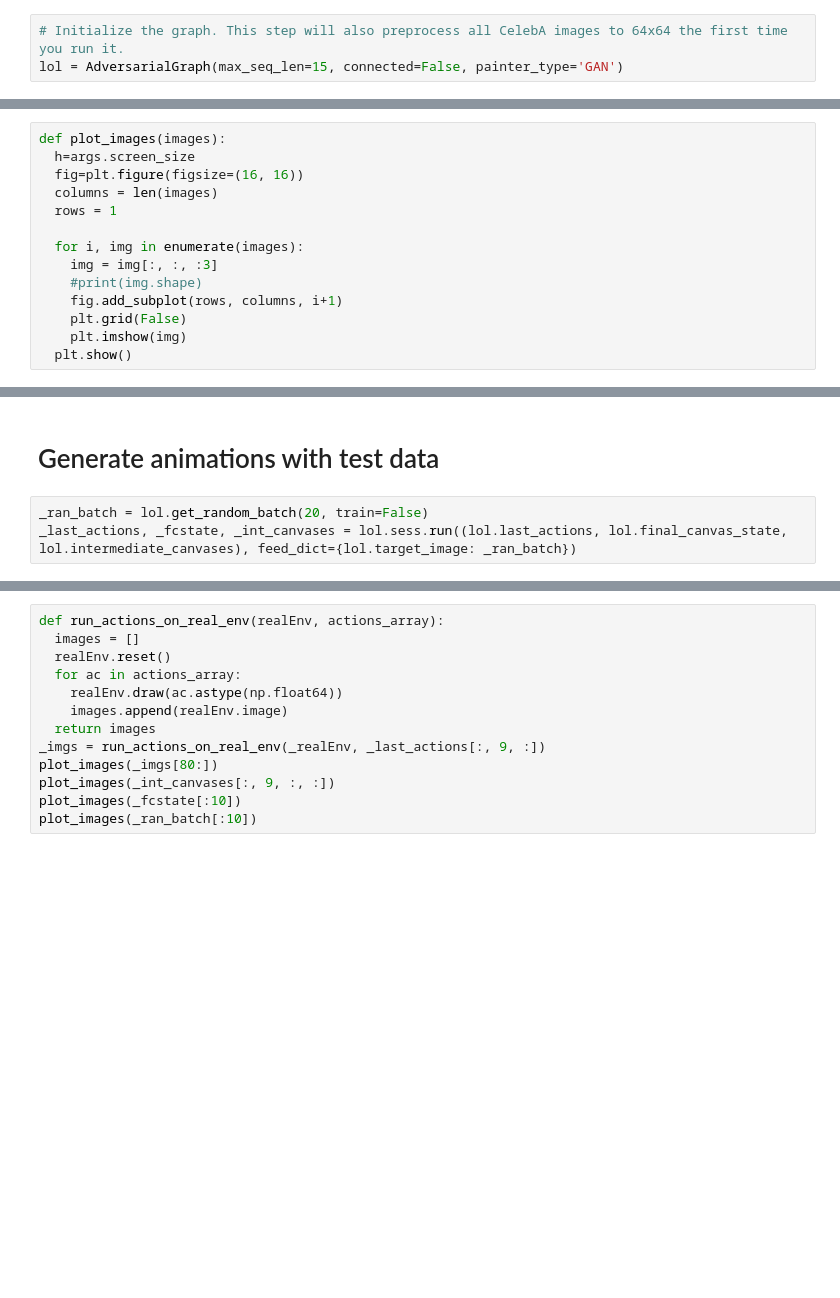
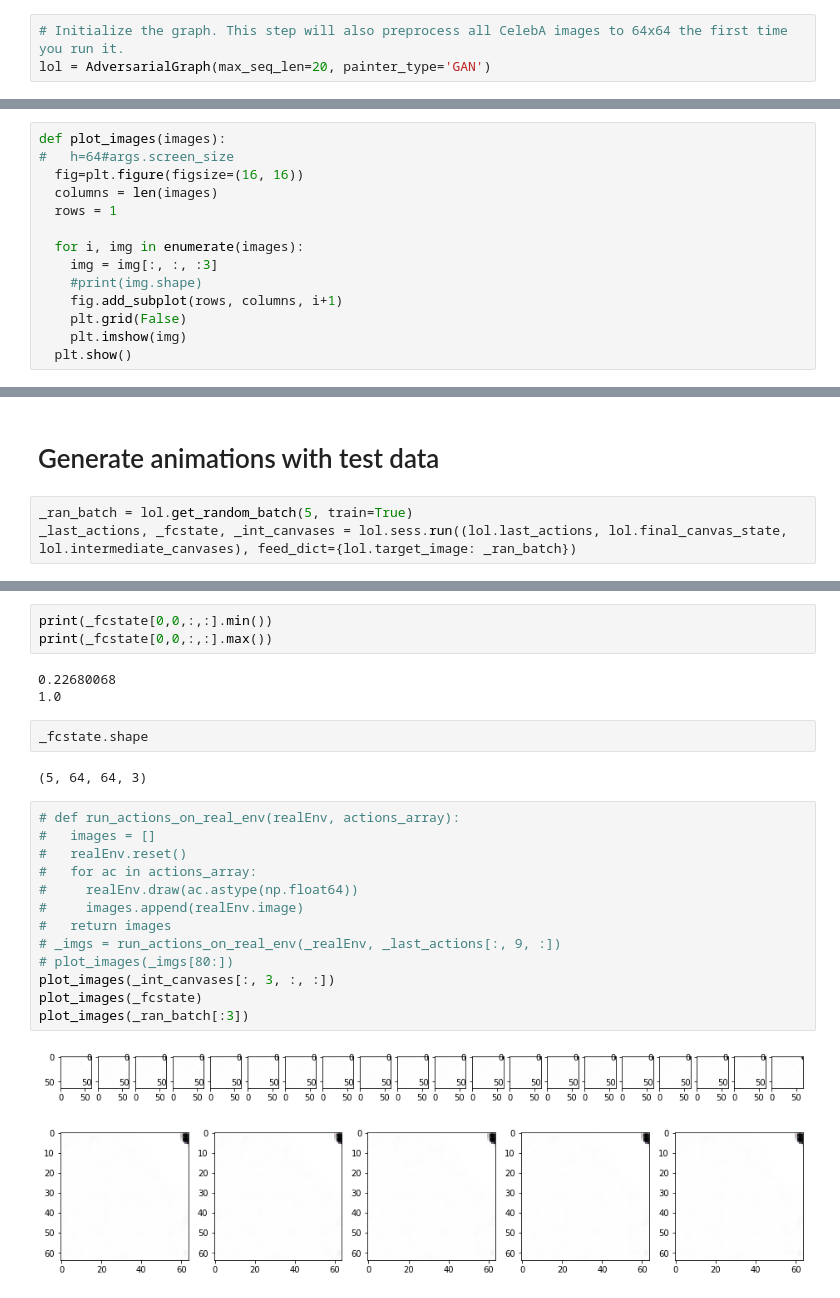
Before and after one commit to initmaks/deep-metamorphose, a Jupyter notebook: notebooks_morph/3. recreating_spiral.ipynb, the cells around one changed output, grey strips where cells are left out. Drawn from its saved outputs; the diff is of its cells as text; blank space fills up the shorter version.

```diff
--- a/notebooks_morph/3. recreating_spiral.ipynb
+++ b/notebooks_morph/3. recreating_spiral.ipynb
@@ -1237,4 +1007,4 @@ rm data/celeba/celeba_dict.pkl # TODO: for some reasons pickle doesn't work...
 # %%
 # Initialize the graph. This step will also preprocess all CelebA images to 64x64 the first time you run it.
-lol = AdversarialGraph(max_seq_len=15, connected=False, painter_type='GAN')
+lol = AdversarialGraph(max_seq_len=20, painter_type='GAN')
 # %% [output]
@@ -1279,7 +1049,7 @@ lol.save_model()
 # evaluate model
 # %%
 def plot_images(images):
-  h=args.screen_size
+#   h=64#args.screen_size
   fig=plt.figure(figsize=(16, 16))
   columns = len(images)
   rows = 1
@@ -1308,7 +1078,7 @@ plot_images(last_arr[2][40:48])
 # %% [markdown]
 # Generate animations with test data
 # %%
-_ran_batch = lol.get_random_batch(20, train=False)
+_ran_batch = lol.get_random_batch(5, train=True)
 _last_actions, _fcstate, _int_canvases = lol.sess.run((lol.last_actions, lol.final_canvas_state, lol.intermediate_canvases), feed_dict={lol.target_image: _ran_batch})
 # %%
 _fcstate.shape
@@ -1319,13 +1101,26 @@ _int_canvases.shape
+# %%
+print(_fcstate[0,0,:,:].min())
+print(_fcstate[0,0,:,:].max())
+# %% [output]
+0.22680068
+1.0
+# %%
+_fcstate.shape
+# %% [output]
+(5, 64, 64, 3)
 # %%
-def run_actions_on_real_env(realEnv, actions_array):
-  images = []
-  realEnv.reset()
-  for ac in actions_array:
-    realEnv.draw(ac.astype(np.float64))
-    images.append(realEnv.image)
-  return images
-_imgs = run_actions_on_real_env(_realEnv, _last_actions[:, 9, :])
-plot_images(_imgs[80:])
-plot_images(_int_canvases[:, 9, :, :])
-plot_images(_fcstate[:10])
-plot_images(_ran_batch[:10])
+# def run_actions_on_real_env(realEnv, actions_array):
+#   images = []
+#   realEnv.reset()
+#   for ac in actions_array:
+#     realEnv.draw(ac.astype(np.float64))
+#     images.append(realEnv.image)
+#   return images
+# _imgs = run_actions_on_real_env(_realEnv, _last_actions[:, 9, :])
+# plot_images(_imgs[80:])
+plot_images(_int_canvases[:, 3, :, :])
+plot_images(_fcstate)
+plot_images(_ran_batch[:3])
+# %% [output]
+[figure, added]
+[figure, added]
```
Also changed, not shown: parts of 27 cells of this notebook, 4 other files.
